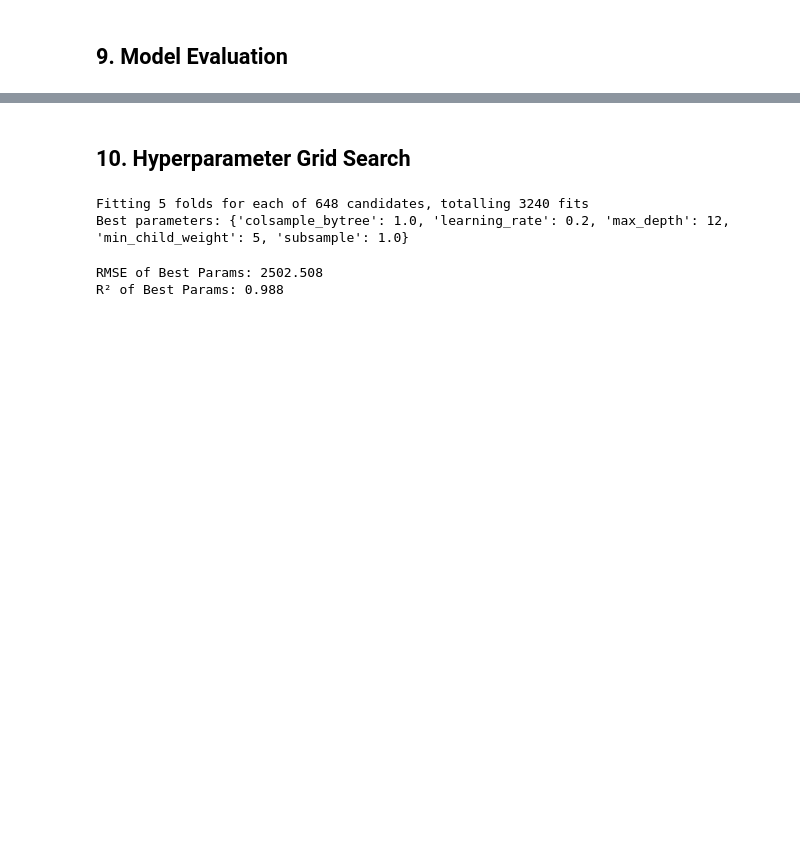
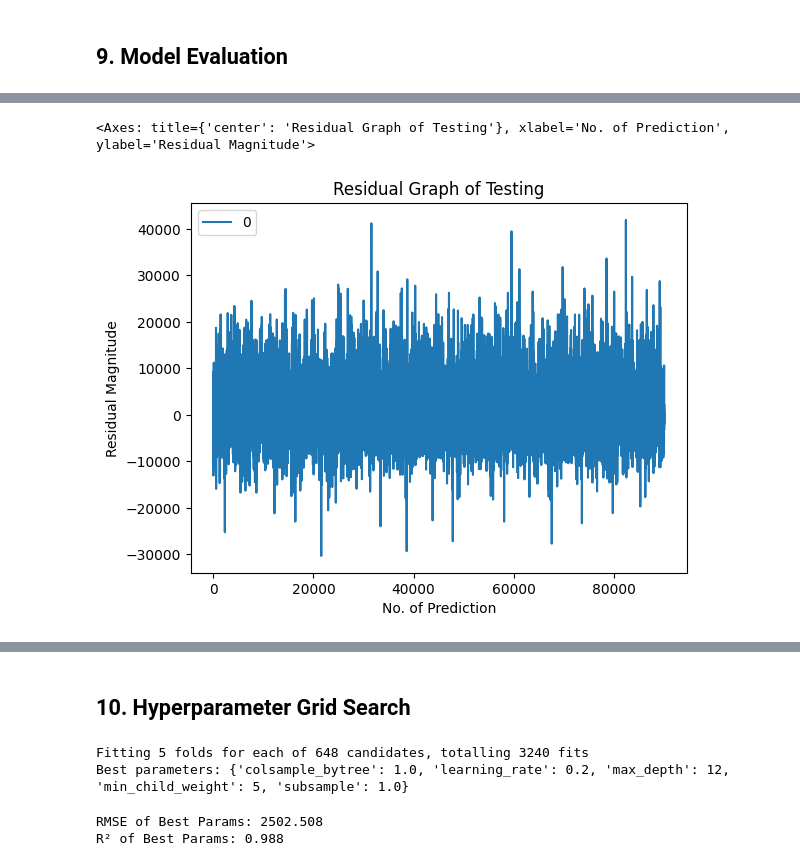
Before and after one commit to RSGzen/SL_Flight_Data_Prediction, a Jupyter notebook: xgboost_model.ipynb, the cells around one changed output, grey strips where cells are left out. Cells and saved outputs as stored; diff of their text form; code cells hidden in the pictures; blank space fills up the shorter version.

```diff
--- a/xgboost_model.ipynb
+++ b/xgboost_model.ipynb
@@ -383,0 +382,4 @@ R²: 0.986
+# %%
+residuals = np.squeeze(np.array(y_test) - np.array(y_pred))
+
+residuals_df = pd.DataFrame(residuals)
@@ -383,0 +421,7 @@ R²: 0.986
+# %%
+residuals_df.plot(title="Residual Graph of Testing",
+                  xlabel="No. of Prediction",
+                  ylabel="Residual Magnitude")
+# %% [output]
+<Axes: title={'center': 'Residual Graph of Testing'}, xlabel='No. of Prediction', ylabel='Residual Magnitude'>
+[figure, added]
```
Also changed, not shown: parts of 13 cells of this notebook.
